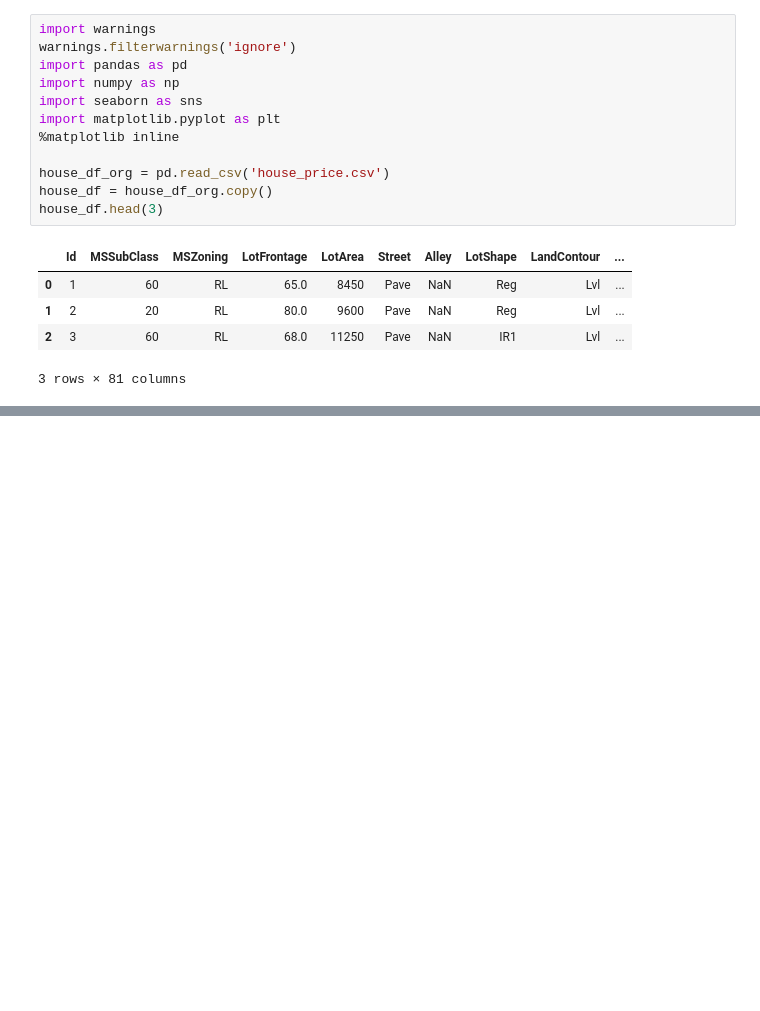
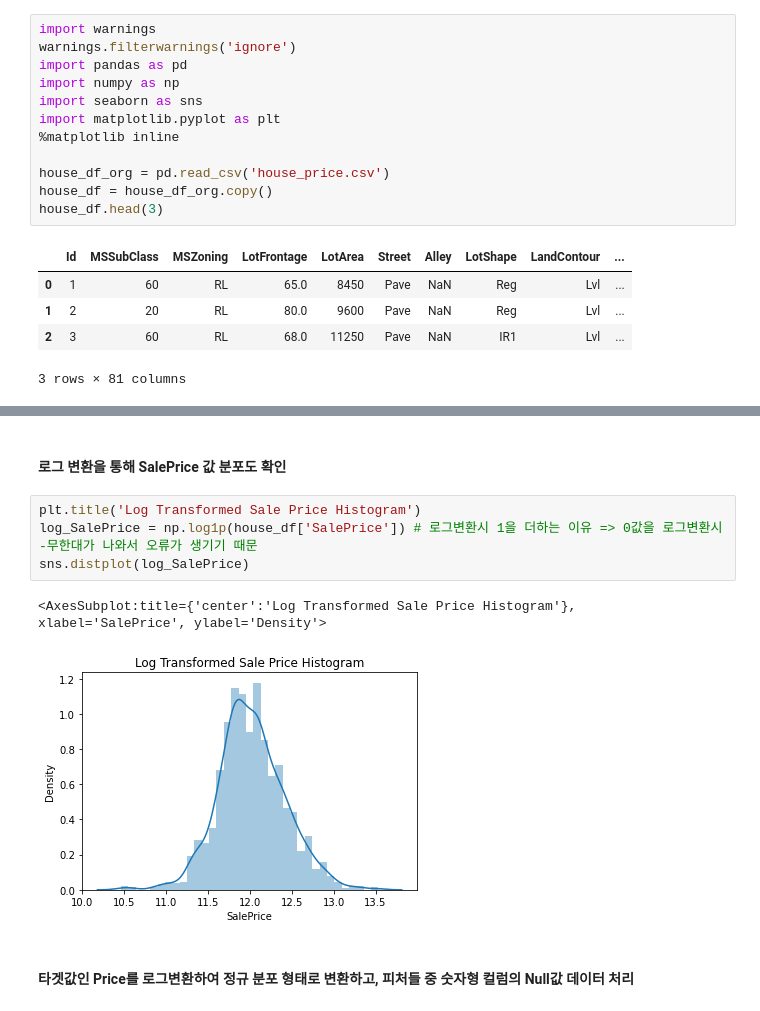
Before and after one commit to 201411096/study_AI, a Jupyter notebook: lectures/2_파이썬 머신러닝 완벽 가이드/5_회귀(Regression)/5_Regression 실습 - Kaggle House Price - Advanced Regression Techniques.ipynb, the cells around one changed output, grey strips where cells are left out. Cells and saved outputs as stored; diff of their text form; blank space fills up the shorter version.

```diff
--- a/lectures/2_파이썬 머신러닝 완벽 가이드/5_회귀(Regression)/5_Regression 실습 - Kaggle House Price - Advanced Regression Techniques.ipynb
+++ b/lectures/2_파이썬 머신러닝 완벽 가이드/5_회귀(Regression)/5_Regression 실습 - Kaggle House Price - Advanced Regression Techniques.ipynb
@@ -20,0 +116,11 @@ house_df.head(3)
+# %% [markdown]
+#### 로그 변환을 통해 SalePrice 값 분포도 확인
+# %%
+plt.title('Log Transformed Sale Price Histogram')
+log_SalePrice = np.log1p(house_df['SalePrice']) # 로그변환시 1을 더하는 이유 => 0값을 로그변환시 -무한대가 나와서 오류가 생기기 때문
+sns.distplot(log_SalePrice)
+# %% [output]
+<AxesSubplot:title={'center':'Log Transformed Sale Price Histogram'}, xlabel='SalePrice', ylabel='Density'>
+[figure, added]
+# %% [markdown]
+#### 타겟값인 Price를 로그변환하여 정규 분포 형태로 변환하고, 피처들 중 숫자형 컬럼의 Null값 데이터 처리
```
Also changed, not shown: parts of 15 cells of this notebook.
